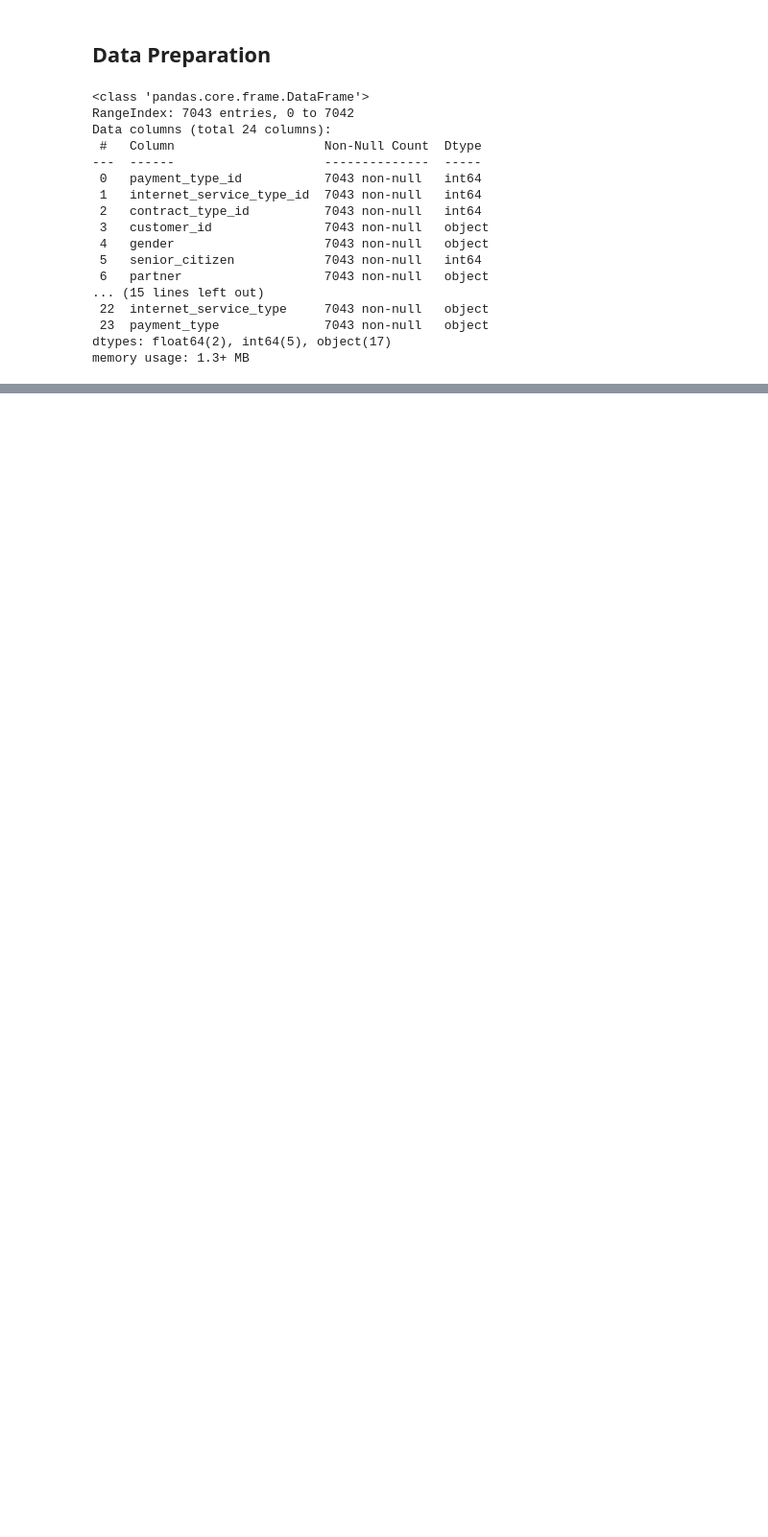
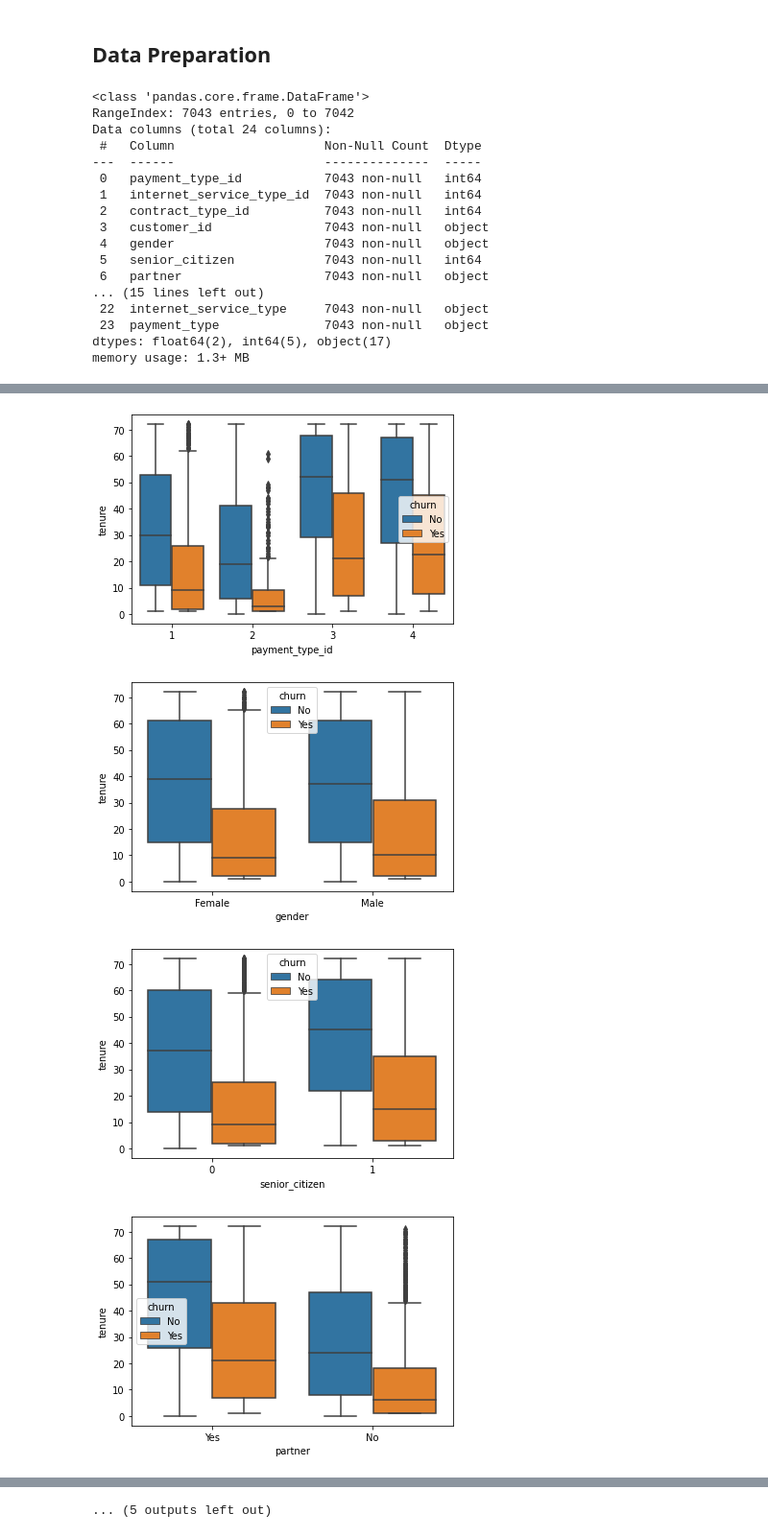
Before and after one commit to ForrestMccrosky/Classification_Project, a Jupyter notebook: classification_project_rough.ipynb, the cells around one changed output, grey strips where cells are left out. Shown: that part at 96% size. Drawn from its saved outputs; the diff is of its cells as text; code cells hidden in the pictures; blank space fills up the shorter version.

Commit message:
fixed acquire function to match new joins fixed prepare split_data function pushing notebook changes that include boxplots and first Hypothesis test

```diff
--- a/classification_project_rough.ipynb
+++ b/classification_project_rough.ipynb
@@ -180,0 +237,29 @@ graph_distributions(telco_df)
+# %%
+cols2 = ['payment_type_id', ## making new column list to display boxplots to help with
+ 'gender',                  ## forming statistcal analysis questions
+ 'senior_citizen',
+ 'partner',
+ 'dependents',
+ 'phone_service',
+ 'multiple_lines',
+ 'online_security',
+ 'online_backup',
+ 'device_protection',
+ 'tech_support',
+ 'streaming_tv',
+ 'streaming_movies',
+ 'paperless_billing',
+ 'churn',
+ 'contract_type',
+ 'internet_service_type',]
+# %%
+for col in cols2:  ### looking at box plots of tenure vs all the columns with churn
+                ### as a hue to determine what questions I would like to ask for my
+        ### statistical analysis
+    sns.boxplot(data = telco_df, x= col, y='tenure', hue = 'churn')
+    plt.show()
+# %% [output]
+[figure, added]
+[figure, added]
+[figure, added]
+[figure, added]
@@ -180,0 +274 @@ graph_distributions(telco_df)
+... (5 outputs left out)
```
Also changed, not shown: parts of 17 cells of this notebook, 2 other files.
